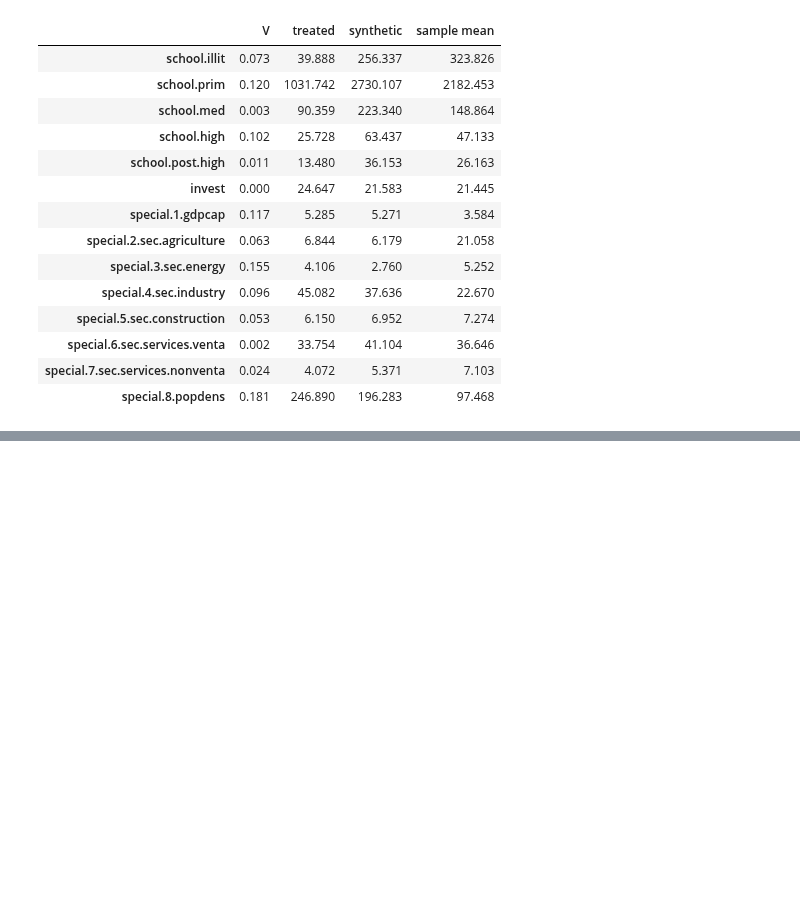
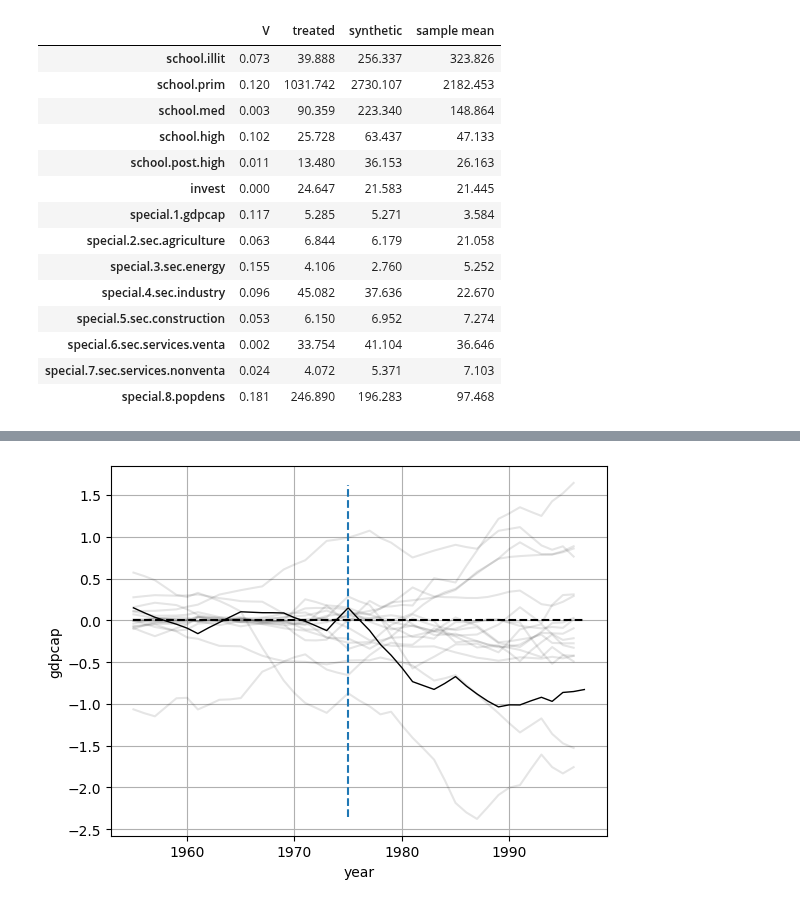
Before and after one commit to sdfordham/pysyncon, a Jupyter notebook: examples/basque.ipynb, the cells around one changed output, grey strips where cells are left out. Cells and saved outputs as stored; diff of their text form; code cells hidden in the pictures; blank space fills up the shorter version.

Commit message:
Add placebo tests to basque nb

```diff
--- a/examples/basque.ipynb
+++ b/examples/basque.ipynb
@@ -101,3 +102,10 @@ synth.summary()
 | special.6.sec.services.venta | 0.002 | 33.754 | 41.104 | 36.646 |
 | special.7.sec.services.nonventa | 0.024 | 4.072 | 5.371 | 7.103 |
 | special.8.popdens | 0.181 | 246.890 | 196.283 | 97.468 |
+# %%
+placebo_test = PlaceboTest()
+placebo_test.fit(
+    dataprep=dataprep,
+    scm=synth,
+    scm_options={"optim_method": "Nelder-Mead", "optim_initial": "equal"},
+)
@@ -103,0 +130,5 @@ synth.summary()
+# %%
+placebo_test.gaps_plot(time_period=range(1955, 1998))
+synth.gaps_plot(time_period=range(1955, 1998), treatment_time=1975)
+# %% [output]
+[figure, added]
```
Also changed, not shown: parts of 4 cells of this notebook.
